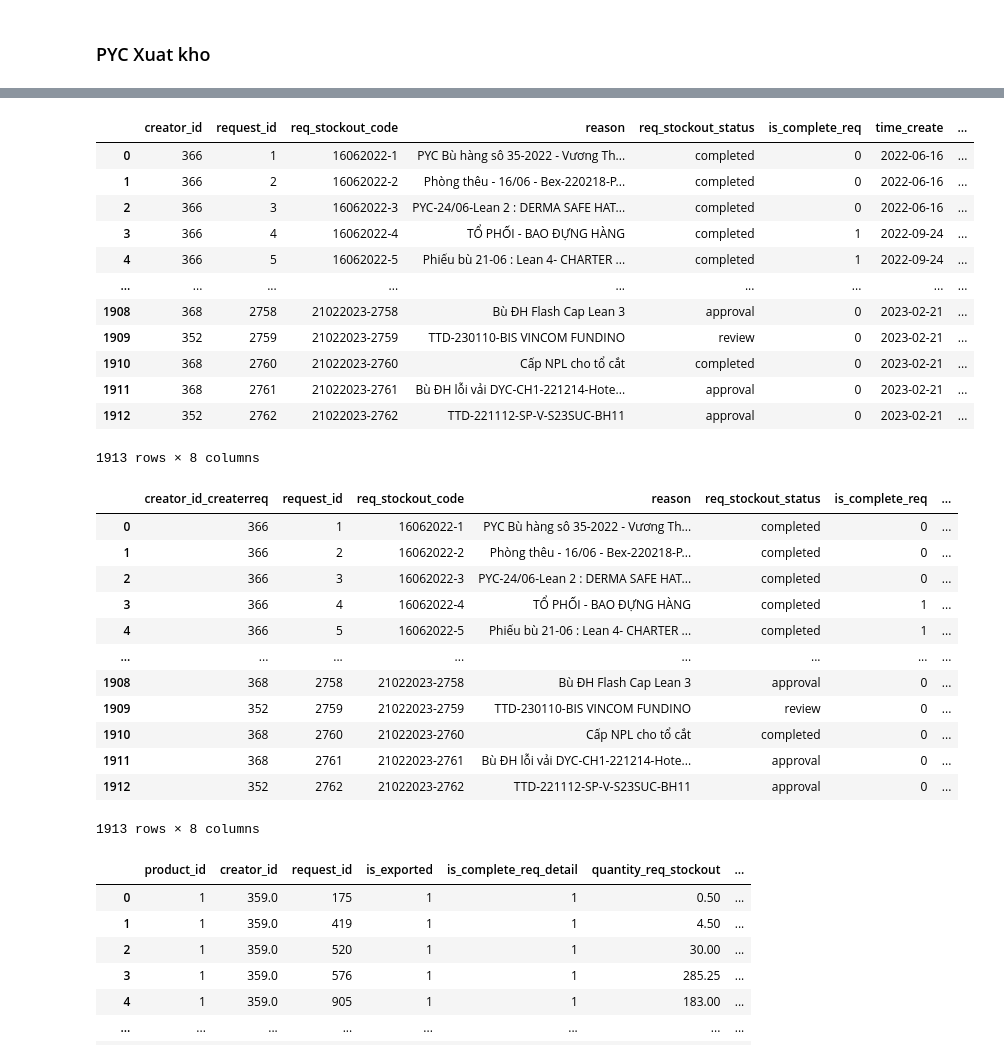
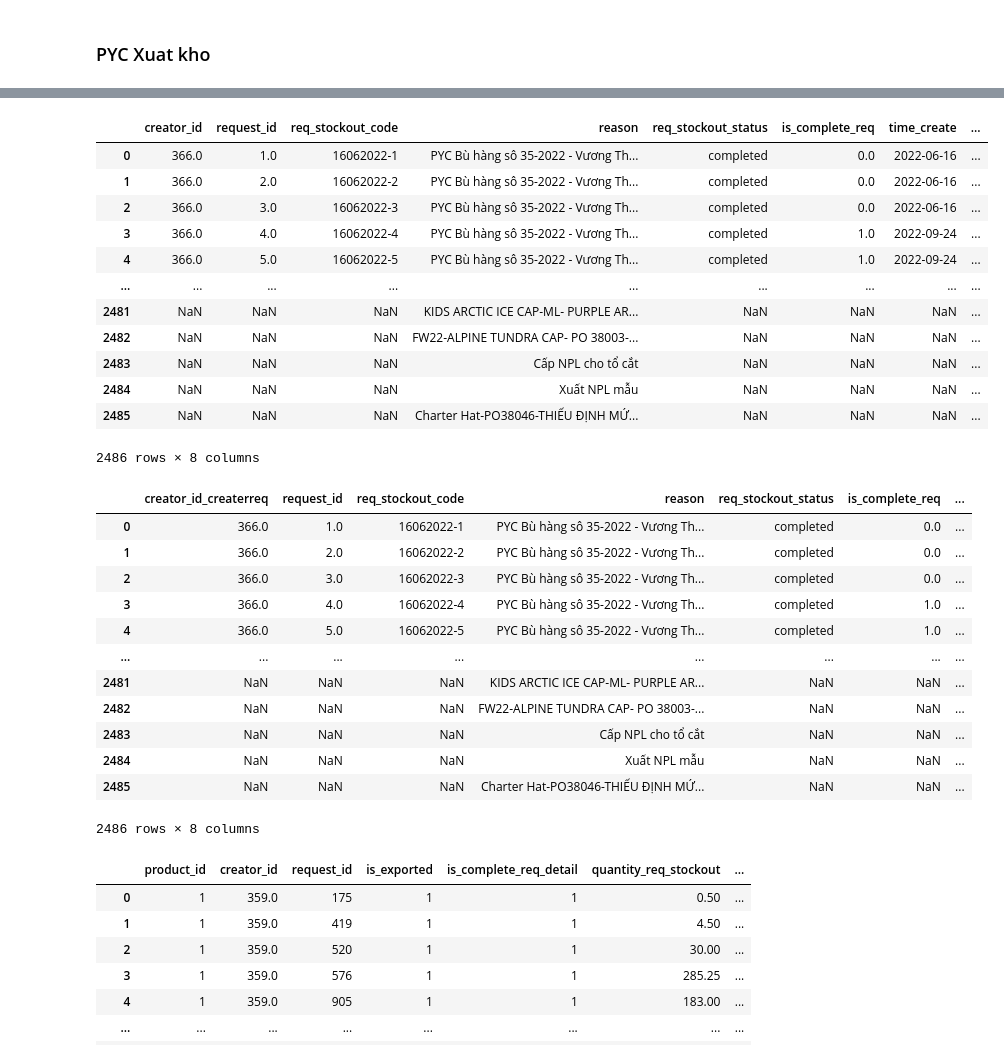
Before and after one commit to Thang1703hrsh/TMSDjango, a Jupyter notebook: temporary/req_stockout.ipynb, the cells around one changed output, grey strips where cells are left out. Cells and saved outputs as stored; diff of their text form; code cells hidden in the pictures.

Commit message:
add BeautifulSoup

```diff
--- a/temporary/req_stockout.ipynb
+++ b/temporary/req_stockout.ipynb
@@ -69,4 +69,4 @@ dfProductUnit
 ### PYC Xuat kho
 # %%
 dfReqStockoutProduct = pd.read_csv('../data_csv/ReqStockoutProduct.csv')
-dfReqStockoutProduct
+dfReqStockoutProduct = dfReqStockoutProduct.replace(np.NaN , '')
@@ -86,0 +84,11 @@ dfReqStockoutProduct
+# %%
+from bs4 import BeautifulSoup
+a = 0
+
+for i in range(0 , dfReqStockoutProduct.shape[0]):
+    aReq = dfReqStockoutProduct.loc[i]
+    soup = BeautifulSoup(aReq['reason']).get_text()
+    # print(soup)
+    # dfReqStockoutProduct.iloc[[aReq.reason], [10]] = round((aMate['purchase_order_quantity']*aProductUnit['source_quantity']) , 4)
+    dfReqStockoutProduct.at[aReq.request_id , 'reason'] = soup
+dfReqStockoutProduct
@@ -89,62 +111,64 @@ dfReqStockoutProduct = dfReqStockoutProduct.merge(dfUser, on = 'creator_id' , ho
 # %%
 dfReqStockoutProduct["reason"]= dfReqStockoutProduct["reason"].replace({'<p>':'' , '</p>' : '' ,
                                 '&aacute;t' : 'át' , '&ugrave;' : 'ù' , '&atilde;' : 'ã' , '&ecirc;' : 'ê' , '&eacute;' : 'é' ,
                                 '&nbsp;' : '' , '&agrave;' : 'à' , '\r\n' : ' ' , '&Agrave;' : 'À' , '&Eacute;' : 'É' ,
                                 '&amp;' : '&' , '&uacute;' : 'ú' , '&oacute;' : 'ó' , '&Ocirc;' : 'Ô' , '<br />' : ' ' , '&igrave' : 'ì', '<div class="flex d-flex justify-content-center flex-column order_code_box product_code prod_code">' : '',
                                 '</div>' : '', '<div class="flex d-flex justify-content-center flex-column order_code_box product_code prod_name">' : '',
                                 '<div class="text-dark-black  d-flex align-items-center justify-content-center ">' : '',
                                 '<div class="text-dark-black d-flex align-items-center justify-content-center">' : '', '&Atilde;' : 'Ã' ,
                                 '<div class="d-flex customer_code justify-content-center ">' : '',
                                 '<div class="d-flex customer_code justify-content-center ">' : '',
                                 '<a href="https://marketing.tms-s.vn/don-hang/dinh-muc/1453"><span class="" title="UV Pro Wide Brim-Royal Navy-OS-PO 78">' : '',
                                 '</span></a>' : '' ,
                                 '<a href="https://marketing.tms-s.vn/don-hang/dinh-muc/1452"><span class="" title="UV Pro Wide Brim-Shell-OS-PO 78">' : '',
                                 '<table class="NormalTable"> <tbody> <tr> <td width="200"><span class="fontstyle0">' : '',
                                 '<table class="NormalTable">' : '',
                                 '<tbody>' : '',
                                 '<tr>' : '' , '</span>' : '' , '</td>' : '' , '</tr>' : '' , '</tbody>' : '' , '</table>' : '' ,
                                 '<td width="200">' : '',
                                 '<span class="fontstyle0">' : '',
                                 '&aacute;' : 'á' , '&Aacute;': 'Á' , '&Acirc;' : 'Â' , '&ograve;' : 'ò' , '&acirc;' : 'â' , '&Ecirc;' : "Ê" , '&gt;' : '>' , "&Ugrave;" : 'Ù',
                                 '&ocirc;' : 'ô' , "&Uacute;" : "Ú" , '&yacute;' : 'ý' ,
                                 '<div id="bb_msg_id_1668654107801" class="chat-message wrap-message rotate-container me  -reaction" data-node-type="bubble-message">' : '' ,
                                 '<div id="bb_msg_id_1668654107801" class="chat-message wrap-message rotate-container me  -reaction" data-node-type="bubble-message"> <div class=""> <div class="img-msg-v2 -caption -me -bg-v-1" data-id="div_SentMsg_Photo"> <div class="img-msg-v2__bub  --capt"> <div class="msg-select-overlay img-msg-v2__ft"> <div class="img-msg-v2__rct"> <div class="message-reaction-container  me  show-react-btn always-display img-has-title "> <div data-id="btn_SentMsg_React"> <div class="msg-reaction-icon"> <div class="default-react-icon-thumb">  <div class="emoji-list-wrapper  me  hide-elist"> <div class="reaction-emoji-list "> <div class="reaction-emoji-icon"> <div class="reaction-emoji-icon"> <div class="reaction-emoji-icon"> <div class="reaction-emoji-icon"> <div class="reaction-emoji-icon"> <div class="reaction-emoji-icon">           <div id="bb_msg_id_1668654175706" class="chat-message wrap-message rotate-container me  -reaction" data-node-type="bubble-message"> <div class=""> <div class="chat-message__actionholder  me "> <div class="card  me  card--text" data-id="div_SentMsg_Text">' : '' ,
                                 '&iacute' : 'í' , '<strong>' : '' , '</strong>' : '' , '&Ograve;' : 'Ò' , '<span style="text-decoration: underline;">' : '' , '&Oacute;' : 'Ó' ,
                                 '<a href="https://planning.tms-s.vn/don-hang-sa/846?only_view=1" target="_blank" rel="noopener">' : '' , '</a>' : '' ,
-                                '<span id="page4R_mcid266" class="markedContent">' : '' , '<span dir="ltr" role="presentation">' : '' , '&rsquo;' : "'"}, regex=True)
+                                '<span id="page4R_mcid266" class="markedContent">' : '' , '<span dir="ltr" role="presentation">' : '' , '&rsquo;' : "'" , '<h4>' : '' , '</h4>' : '' ,
+                                '<div class="flex-fill reason_box">' : '' , '<span class="text-dark-black text-center" title=" ">' : '' , '<div class="flex-fill material_name_box">' : '' ,
+                                '<span class="text-dark-black text-center">' : '' , '&Iacute;' : 'Í' , }, regex=True)
 
 dfReqStockoutProduct
 # %% [output]
 |  | creator_id | request_id | req_stockout_code | reason | req_stockout_status | is_complete_req | time_create | ... |
-| 0 | 366 | 1 | 16062022-1 | PYC Bù hàng sô 35-2022 - Vương Th... | completed | 0 | 2022-06-16 | ... |
-| 1 | 366 | 2 | 16062022-2 | Phòng thêu - 16/06 - Bex-220218-P... | completed | 0 | 2022-06-16 | ... |
-| 2 | 366 | 3 | 16062022-3 | PYC-24/06-Lean 2 : DERMA SAFE HAT... | completed | 0 | 2022-06-16 | ... |
-| 3 | 366 | 4 | 16062022-4 | TỔ PHỐI - BAO ĐỰNG HÀNG | completed | 1 | 2022-09-24 | ... |
-| 4 | 366 | 5 | 16062022-5 | Phiếu bù 21-06 : Lean 4- CHARTER ... | completed | 1 | 2022-09-24 | ... |
+| 0 | 366.0 | 1.0 | 16062022-1 | PYC Bù hàng sô 35-2022 - Vương Th... | completed | 0.0 | 2022-06-16 | ... |
+| 1 | 366.0 | 2.0 | 16062022-2 | PYC Bù hàng sô 35-2022 - Vương Th... | completed | 0.0 | 2022-06-16 | ... |
+| 2 | 366.0 | 3.0 | 16062022-3 | PYC Bù hàng sô 35-2022 - Vương Th... | completed | 0.0 | 2022-06-16 | ... |
+| 3 | 366.0 | 4.0 | 16062022-4 | PYC Bù hàng sô 35-2022 - Vương Th... | completed | 1.0 | 2022-09-24 | ... |
+| 4 | 366.0 | 5.0 | 16062022-5 | PYC Bù hàng sô 35-2022 - Vương Th... | completed | 1.0 | 2022-09-24 | ... |
 | ... | ... | ... | ... | ... | ... | ... | ... | ... |
-| 1908 | 368 | 2758 | 21022023-2758 | Bù ĐH Flash Cap Lean 3 | approval | 0 | 2023-02-21 | ... |
-| 1909 | 352 | 2759 | 21022023-2759 | TTD-230110-BIS VINCOM FUNDINO | review | 0 | 2023-02-21 | ... |
-| 1910 | 368 | 2760 | 21022023-2760 | Cấp NPL cho tổ cắt | completed | 0 | 2023-02-21 | ... |
-| 1911 | 368 | 2761 | 21022023-2761 | Bù ĐH lỗi vải DYC-CH1-221214-Hote... | approval | 0 | 2023-02-21 | ... |
-| 1912 | 352 | 2762 | 21022023-2762 | TTD-221112-SP-V-S23SUC-BH11 | approval | 0 | 2023-02-21 | ... |
+| 2481 | NaN | NaN | NaN | KIDS ARCTIC ICE CAP-ML- PURPLE AR... | NaN | NaN | NaN | ... |
+| 2482 | NaN | NaN | NaN | FW22-ALPINE TUNDRA CAP- PO 38003-... | NaN | NaN | NaN | ... |
+| 2483 | NaN | NaN | NaN | Cấp NPL cho tổ cắt | NaN | NaN | NaN | ... |
+| 2484 | NaN | NaN | NaN | Xuất NPL mẫu | NaN | NaN | NaN | ... |
+| 2485 | NaN | NaN | NaN | Charter Hat-PO38046-THIẾU ĐỊNH MỨ... | NaN | NaN | NaN | ... |
-1913 rows × 8 columns
+2486 rows × 8 columns
 # %%
 dfReqStockoutProduct = dfReqStockoutProduct.rename(columns= {"creator_id" : "creator_id_createrreq" , "fullname" : "fullname_req"})
 dfReqStockoutProduct
 # %% [output]
 |  | creator_id_createrreq | request_id | req_stockout_code | reason | req_stockout_status | is_complete_req | ... |
-| 0 | 366 | 1 | 16062022-1 | PYC Bù hàng sô 35-2022 - Vương Th... | completed | 0 | ... |
-| 1 | 366 | 2 | 16062022-2 | Phòng thêu - 16/06 - Bex-220218-P... | completed | 0 | ... |
-| 2 | 366 | 3 | 16062022-3 | PYC-24/06-Lean 2 : DERMA SAFE HAT... | completed | 0 | ... |
-| 3 | 366 | 4 | 16062022-4 | TỔ PHỐI - BAO ĐỰNG HÀNG | completed | 1 | ... |
-| 4 | 366 | 5 | 16062022-5 | Phiếu bù 21-06 : Lean 4- CHARTER ... | completed | 1 | ... |
+| 0 | 366.0 | 1.0 | 16062022-1 | PYC Bù hàng sô 35-2022 - Vương Th... | completed | 0.0 | ... |
+| 1 | 366.0 | 2.0 | 16062022-2 | PYC Bù hàng sô 35-2022 - Vương Th... | completed | 0.0 | ... |
+| 2 | 366.0 | 3.0 | 16062022-3 | PYC Bù hàng sô 35-2022 - Vương Th... | completed | 0.0 | ... |
+| 3 | 366.0 | 4.0 | 16062022-4 | PYC Bù hàng sô 35-2022 - Vương Th... | completed | 1.0 | ... |
+| 4 | 366.0 | 5.0 | 16062022-5 | PYC Bù hàng sô 35-2022 - Vương Th... | completed | 1.0 | ... |
 | ... | ... | ... | ... | ... | ... | ... | ... |
-| 1908 | 368 | 2758 | 21022023-2758 | Bù ĐH Flash Cap Lean 3 | approval | 0 | ... |
-| 1909 | 352 | 2759 | 21022023-2759 | TTD-230110-BIS VINCOM FUNDINO | review | 0 | ... |
-| 1910 | 368 | 2760 | 21022023-2760 | Cấp NPL cho tổ cắt | completed | 0 | ... |
-| 1911 | 368 | 2761 | 21022023-2761 | Bù ĐH lỗi vải DYC-CH1-221214-Hote... | approval | 0 | ... |
-| 1912 | 352 | 2762 | 21022023-2762 | TTD-221112-SP-V-S23SUC-BH11 | approval | 0 | ... |
+| 2481 | NaN | NaN | NaN | KIDS ARCTIC ICE CAP-ML- PURPLE AR... | NaN | NaN | ... |
+| 2482 | NaN | NaN | NaN | FW22-ALPINE TUNDRA CAP- PO 38003-... | NaN | NaN | ... |
+| 2483 | NaN | NaN | NaN | Cấp NPL cho tổ cắt | NaN | NaN | ... |
+| 2484 | NaN | NaN | NaN | Xuất NPL mẫu | NaN | NaN | ... |
+| 2485 | NaN | NaN | NaN | Charter Hat-PO38046-THIẾU ĐỊNH MỨ... | NaN | NaN | ... |
-1913 rows × 8 columns
+2486 rows × 8 columns
 # %%
 dfReqStockoutProductStockOut = pd.read_csv('../data_csv/ReqStockoutProductStockOut.csv')
 dfReqStockoutProductStockOut = dfReqStockoutProductStockOut.replace(np.NaN , 0)
```
Also changed, not shown: parts of 6 cells of this notebook, 3 other files.
